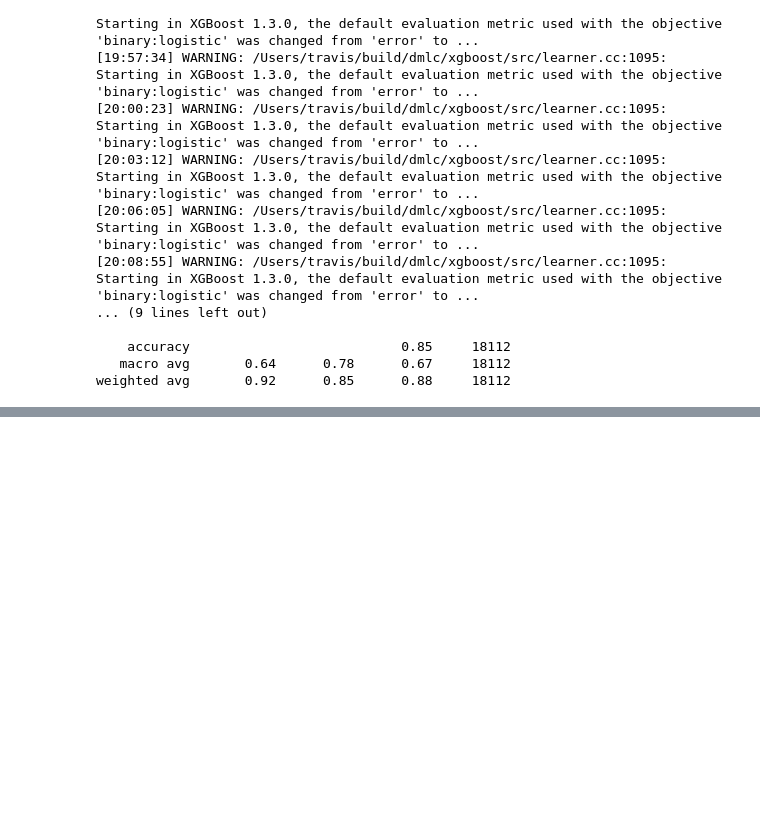
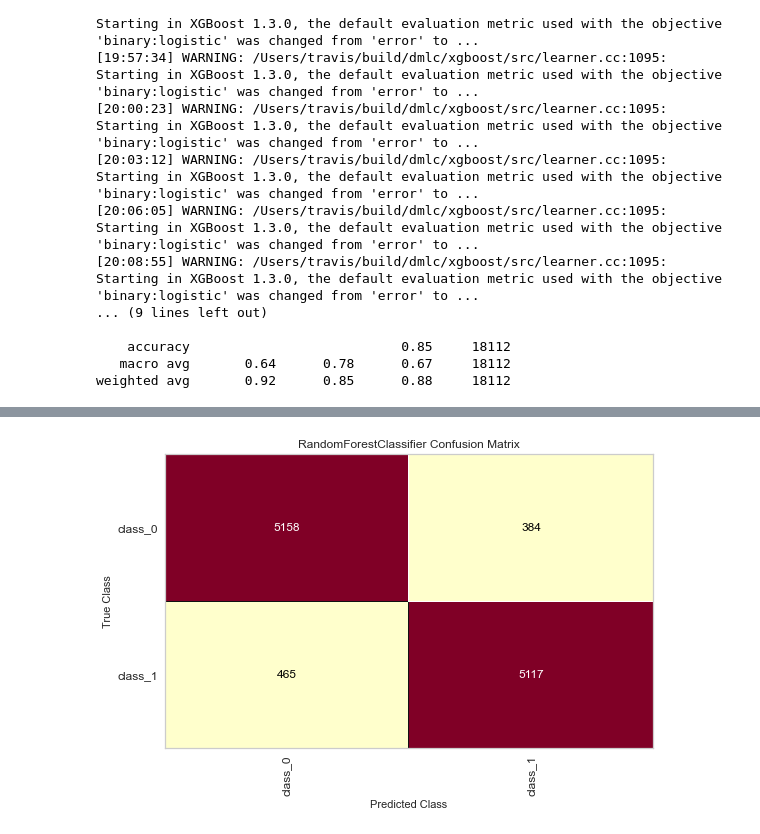
Before and after one commit to baharbiazar/E_Commerce_Reviews_Sentiment_Analysis, a Jupyter notebook: Sentiment_analysis.ipynb, the cells around one changed output, grey strips where cells are left out. Cells and saved outputs as stored; diff of their text form; code cells hidden in the pictures; blank space fills up the shorter version.

```diff
--- a/Sentiment_analysis.ipynb
+++ b/Sentiment_analysis.ipynb
@@ -195,3 +290,10 @@ XGBClassifier
     accuracy                           0.85     18112
    macro avg       0.64      0.78      0.67     18112
 weighted avg       0.92      0.85      0.88     18112
+# %%
+from imblearn.over_sampling import SMOTE
+smote=SMOTE()
+# %%
+X_sm, y_sm = smote.fit_resample(X,y)
+
+X_train_sm, X_test_sm, y_train_sm, y_test_sm = train_test_split(X_sm, y_sm, test_size=0.3, random_state=100)
@@ -197,0 +310,3 @@ weighted avg       0.92      0.85      0.88     18112
+# %%
+ran = RandomForestClassifier(n_estimators=50)
+model_sm(ran, "Random Forest Classifier", X_train_sm, y_train_sm, X_test_sm, y_test_sm)
@@ -197,0 +367,10 @@ weighted avg       0.92      0.85      0.88     18112
+# %%
+from yellowbrick.classifier import ConfusionMatrix
+model = ran
+matrix = ConfusionMatrix(model, classes=['class_0', 'class_1'])
+# Fit, score, and display the visualizer
+matrix.fit(X_train_sm, y_train_sm)
+matrix.score(X_test_sm, y_test_sm)
+matrix.show();
+# %% [output]
+[figure, added]
```
Also changed, not shown: parts of 33 cells of this notebook, 4 other files.
